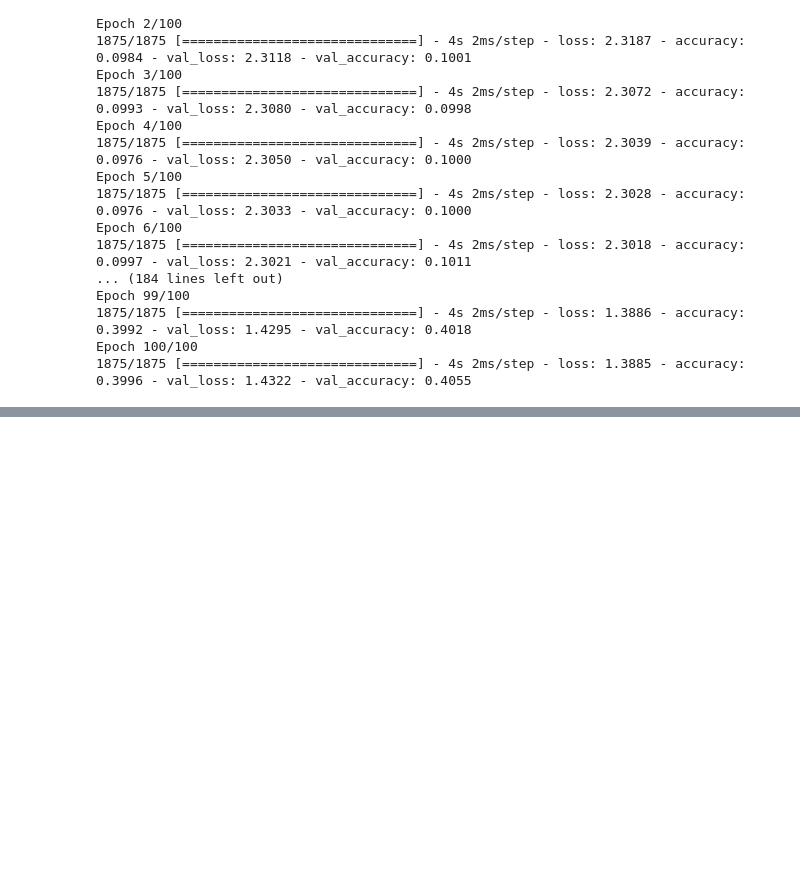
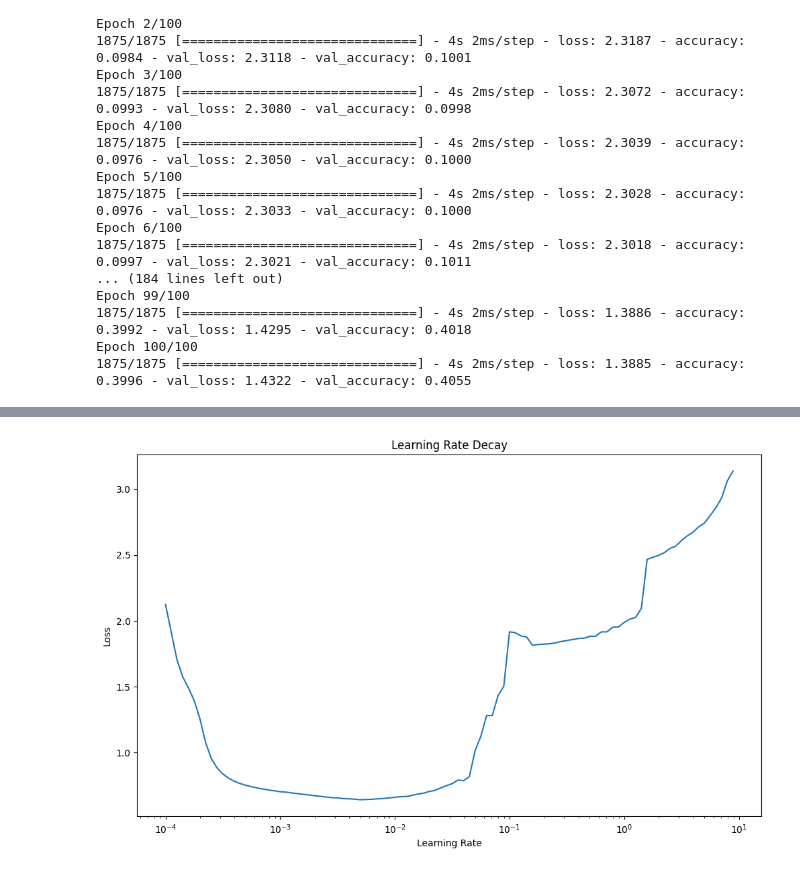
Before and after one commit to mpolinowski/tf-2023, a Jupyter notebook: 02_Tensorflow_Classifications/02_Tensorflow_Classifications.ipynb, the cells around one changed output, grey strips where cells are left out. Drawn from its saved outputs; the diff is of its cells as text; code cells hidden in the pictures; blank space fills up the shorter version.

```diff
--- a/02_Tensorflow_Classifications/02_Tensorflow_Classifications.ipynb
+++ b/02_Tensorflow_Classifications/02_Tensorflow_Classifications.ipynb
@@ -1148,0 +1294,25 @@ Epoch 100/100
+# %%
+# add adaptive learning rate
+tf.random.set_seed(42)
+
+model_multiclass_norm_lr = tf.keras.Sequential([
+    tf.keras.layers.Flatten(input_shape=(28, 28), name="input_layer"),
+    tf.keras.layers.Dense(4, activation="relu", name="dense_layer1"),
+    tf.keras.layers.Dense(4, activation="relu", name="dense_layer2"),
+    tf.keras.layers.Dense(10, activation="softmax", name="output_layer")
+])
+
+model_multiclass_norm_lr.compile(loss=tf.keras.losses.SparseCategoricalCrossentropy(),
+                                optimizer=tf.keras.optimizers.Adam(),
+                                metrics=["accuracy"])
+
+learning_rate_callback = tf.keras.callbacks.LearningRateScheduler(lambda epoch: 1e-4 * 10**(epoch/20))
+
+
+model_multiclass_norm_lr_history = model_multiclass_norm_lr.fit(train_data_norm, train_labels,
+                             callbacks=[learning_rate_callback],
+                            validation_data=(test_data_norm, test_labels),
+                            epochs=100, verbose=1)
+
+# Epoch 100/100
+# 1875/1875 [==============================] - 3s 2ms/step - loss: 3.1371 - accuracy: 0.0984 - val_loss: 2.4865 - val_accuracy: 0.1000 - lr: 8.9125
@@ -1148,0 +1337,11 @@ Epoch 100/100
+# %%
+# get ideal learning rate by checking the lr decay curve
+lr = 1e-4 * (10 ** (tf.range(100)/20))
+plt.figure(figsize=(12, 7))
+plt.title("Learning Rate Decay")
+plt.xlabel("Learning Rate")
+plt.ylabel("Loss")
+plt.semilogx(lr, model_multiclass_norm_lr_history.history["loss"])
+plt.show()
+# %% [output]
+[figure, added]
```
Also changed, not shown: parts of 30 cells of this notebook, 7 other files.
